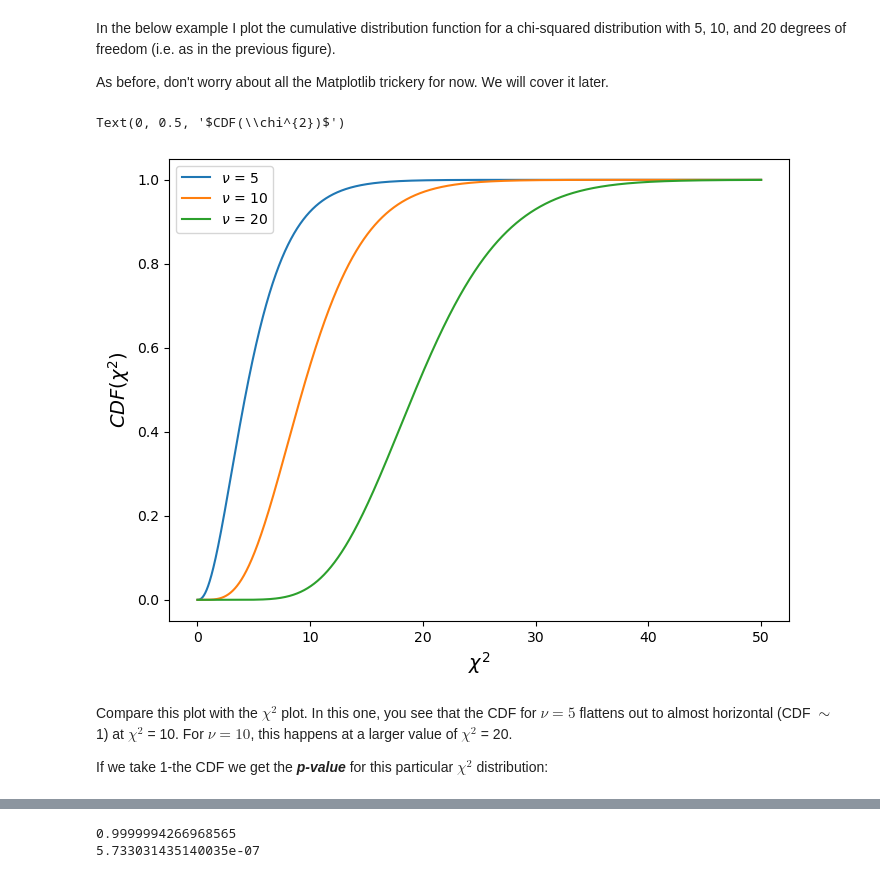
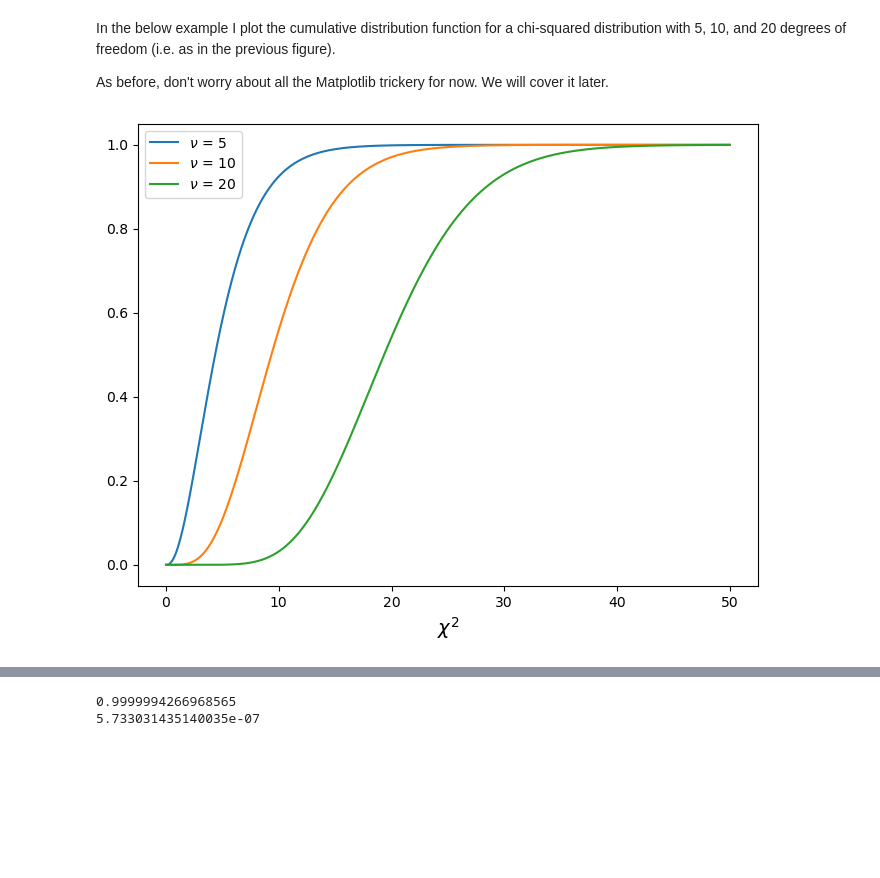
Before and after one commit to thaynecurrie/phys7903_fall2025, a Jupyter notebook: ScientificPythonNotes/SciPy/Python_scipy_part3c.ipynb, the cells around one changed output, grey strips where cells are left out. Saved outputs shown, nothing was run; the diff lists cells and outputs as text; code cells hidden in the pictures; blank space fills up the shorter version.

```diff
--- a/ScientificPythonNotes/SciPy/Python_scipy_part3c.ipynb
+++ b/ScientificPythonNotes/SciPy/Python_scipy_part3c.ipynb
@@ -182,26 +181,22 @@ As before, don't worry about all the Matplotlib trickery for now.  We will cover
 # %%
 
 #import matplotlib.pyplot as plt
 
 #list of degrees of freedom
 dof=[5,10,20]
 
 chisq=np.arange(0,50,0.01) #a subset of values
 
 #a for-loop plotting the CDF for different degrees of freedom
 for i in range(len(dof)):
  plt.plot(chisq,chi2.cdf(chisq,dof[i]),label=r'$\nu$ = {0:d}'.format(dof[i]))
 
 #making the plot look nicer
 plt.legend(loc='best')
 plt.xlabel(r'$\chi^{2}$',fontsize=14)
-plt.ylabel(r'$CDF(\chi^{2})$',fontsize=14)
+#plt.ylabel(r'$CDF(\chi^{2})$',fontsize=14)
+#plt.yscale('log')
+#plt.ylim(0.1,1)
+plt.show()
 # %% [output]
-Text(0, 0.5, '$CDF(\\chi^{2})$')
-[figure, old version]
+[figure, new version]
-# %% [markdown]
-
-
-Compare this plot with the $\chi^{2}$ plot.   In this one, you see that the CDF for $\nu = 5$ flattens out to almost horizontal (CDF $\sim$ 1) at $\chi^{2}$ = 10.  For $\nu = 10$, this happens at a larger value of $\chi^{2}$ = 20.
-
-If we take 1-the CDF we get the _**p-value**_ for this particular $\chi^{2}$ distribution:
```
Also changed, not shown: parts of 38 cells of this notebook, 2 other files.
